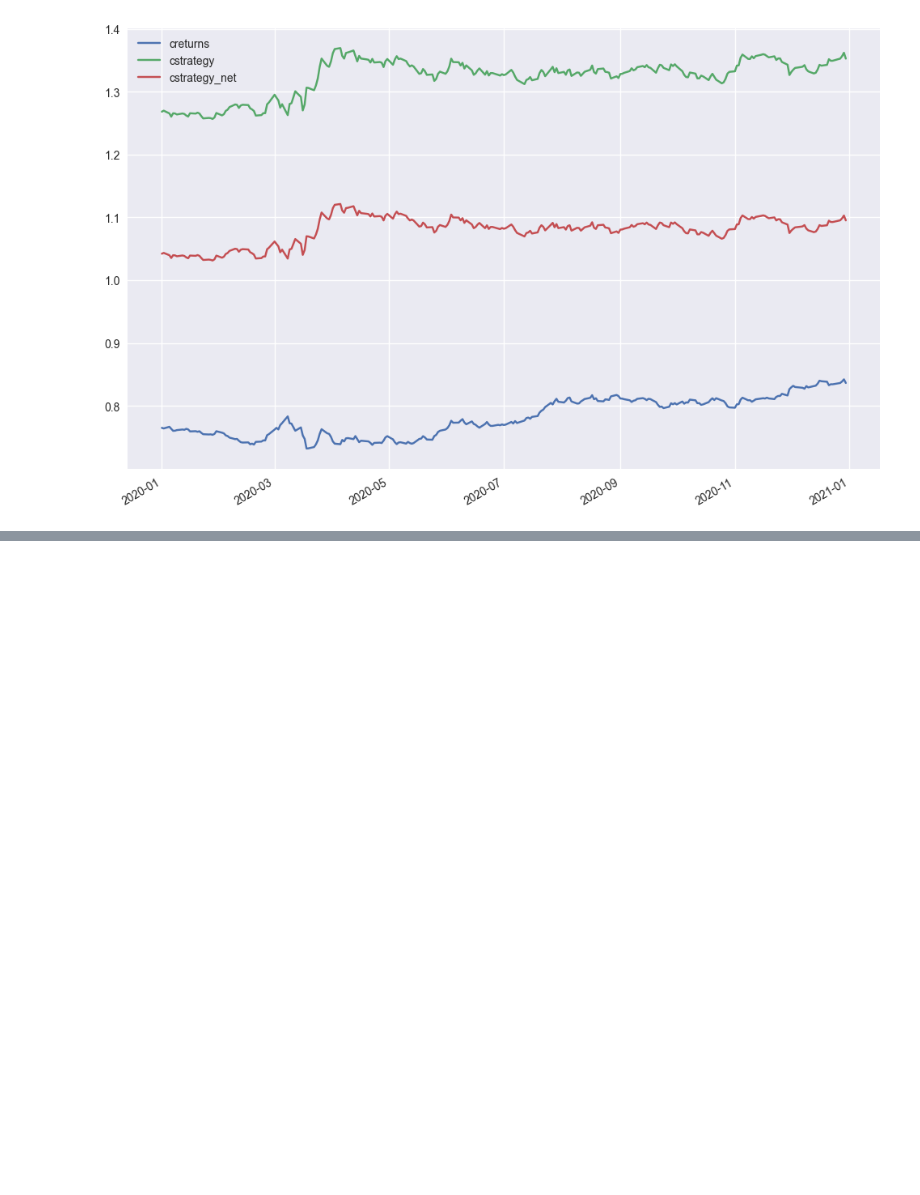
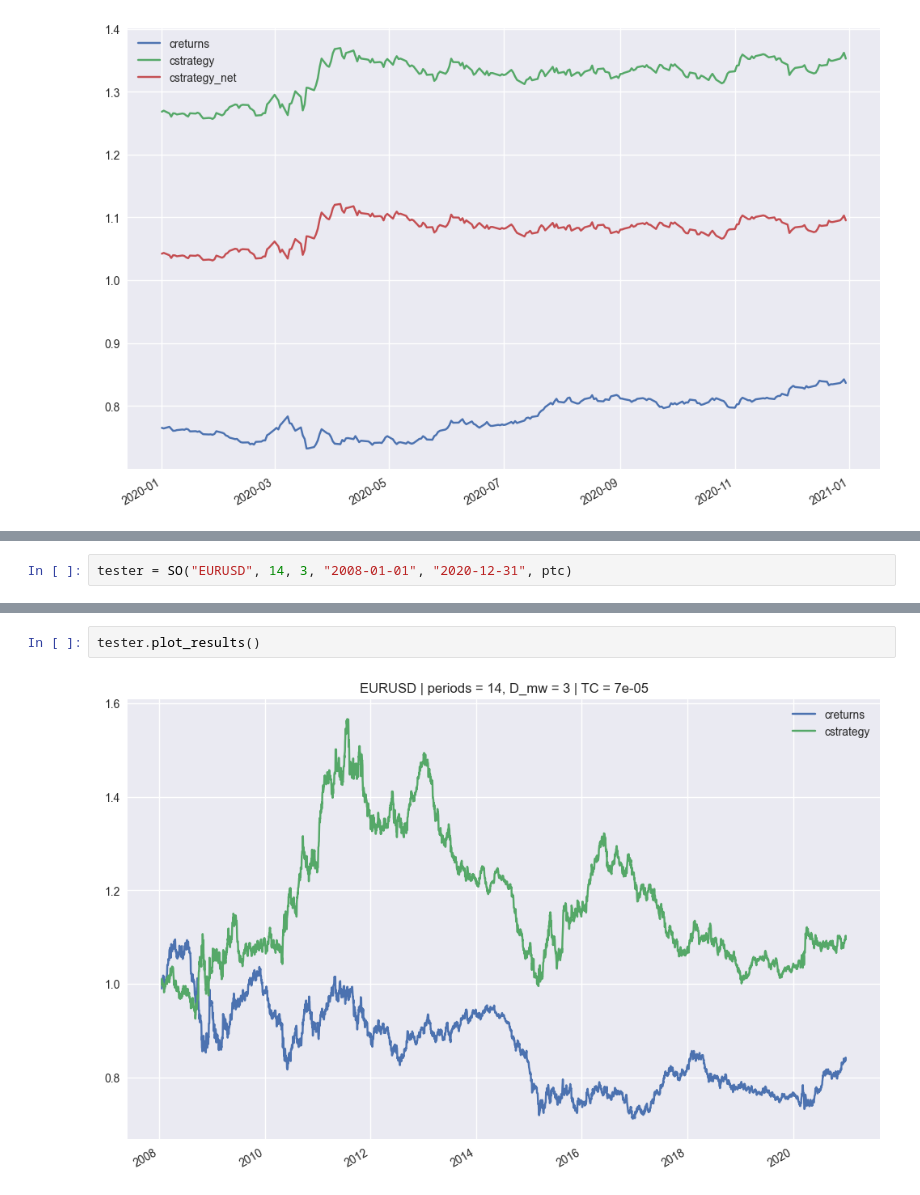
Before and after one commit to AvirukthGT/AlgoTrading, a Jupyter notebook: StochasticOscillator/stochasticOsc.ipynb, the cells around one changed output, grey strips where cells are left out. Drawn from its saved outputs; the diff is of its cells as text; blank space fills up the shorter version.

Commit message:
Backtester class for EURUSD

```diff
--- a/StochasticOscillator/stochasticOsc.ipynb
+++ b/StochasticOscillator/stochasticOsc.ipynb
@@ -155,0 +210,2 @@ plt.show()
+# %%
+tester = SO("EURUSD", 14, 3, "2008-01-01", "2020-12-31", ptc)
@@ -155,0 +236,4 @@ plt.show()
+# %%
+tester.plot_results()
+# %% [output]
+[figure, added]
```
Also changed, not shown: parts of 12 cells of this notebook, 3 other files.
